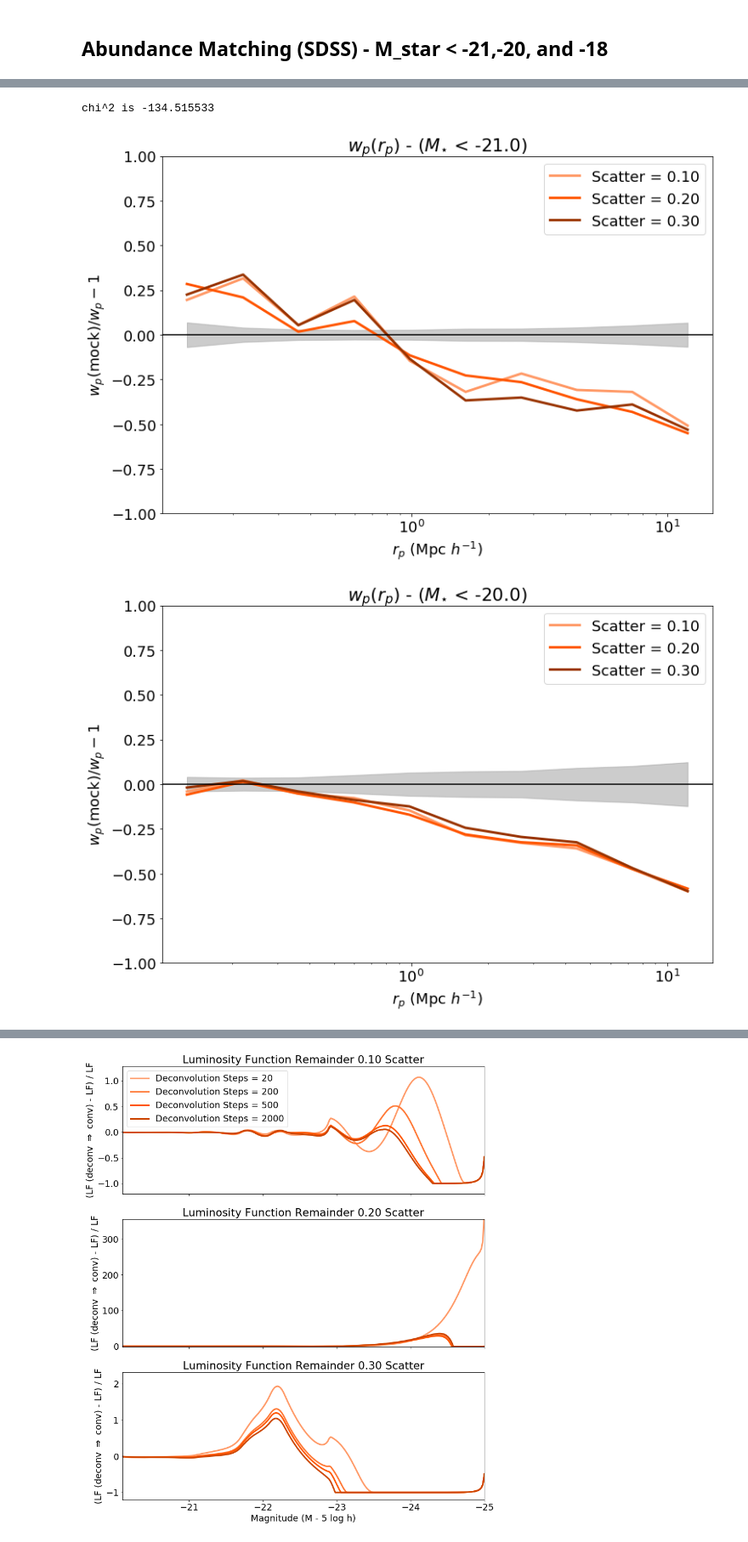
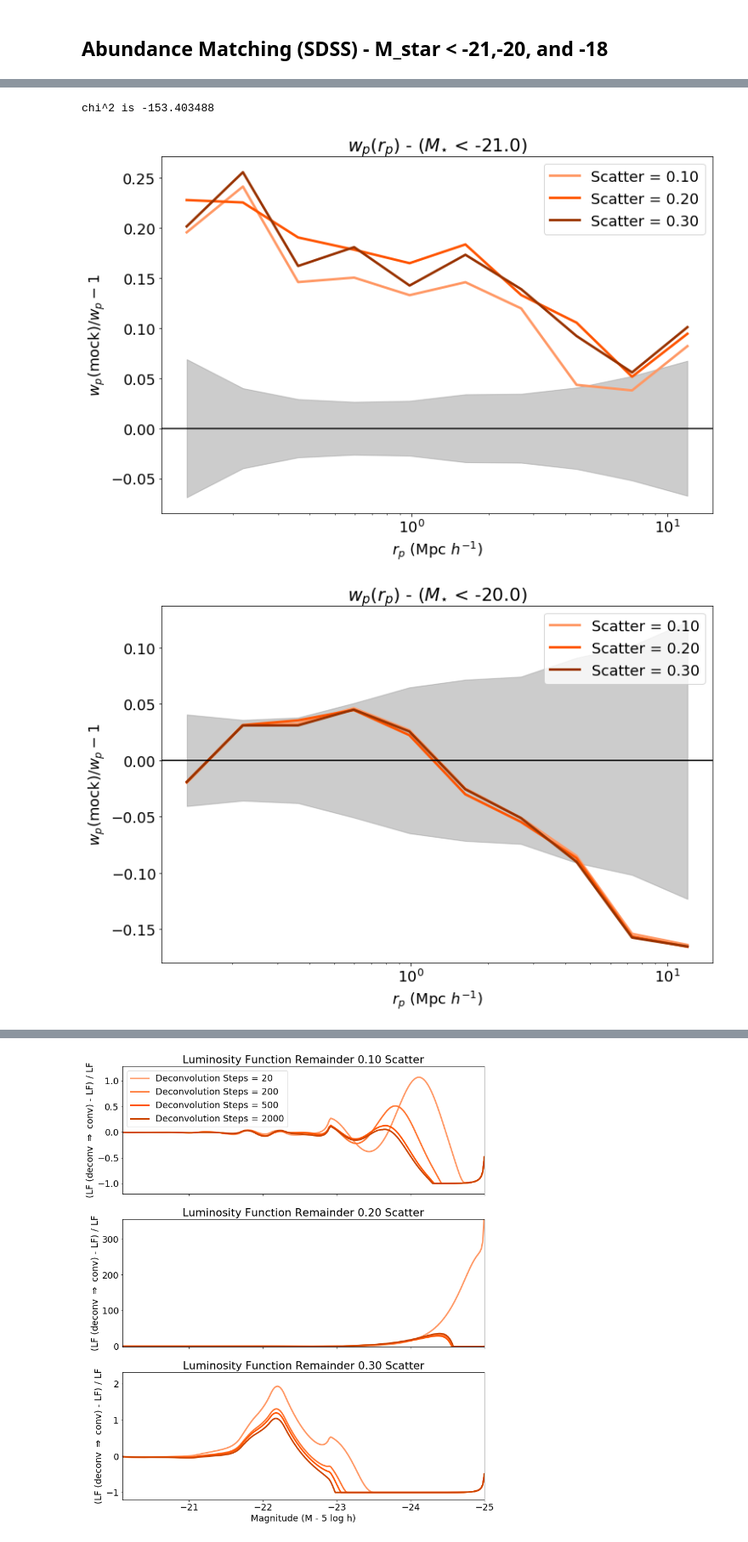
Before and after one commit to swagnercarena/am_abundance_matching, a Jupyter notebook: test_notebook.ipynb, the cells around one changed output, grey strips where cells are left out. Shown at 85% size. Drawn from its saved outputs; the diff is of its cells as text; code cells hidden in the pictures.

Commit message:
updated galaxy statistics to actuall use box size and made new notebook realizations

```diff
--- a/test_notebook.ipynb
+++ b/test_notebook.ipynb
@@ -61,17 +63,17 @@ wp_21_cov=wp_21_cov[:,wp_21[:,0]<r_cutoff]
 wp_21_var = np.diag(wp_21_cov)
 wp_21 = wp_21[wp_21[:,0]<r_cutoff]
 
-box_size = 125
+box_size = 400
 pimax = 40.0
 scatters = [0.1,0.2,0.3]
 deconv_repeat = 200
 mag_cuts=[-21.0,-20.0,-18.0]
 
 # Halos from n body sim
-halo_path = '/nfs/slac/g/ki/ki21/cosmo/yymao/sham_test/resolution-test/c125-1024/'
-halos = np.load(halo_path + 'hlist_1.00000.npy')
+halo_path = '/nfs/slac/des/fs1/g/sims/jderose/BCCSims/c400-2048/'
+halos = np.array(fits.open(halo_path + 'hlist_1.00000.list.fits')[1].data)
 # %%
-wp_binneds = generate_wp(lf_18,halos,'vpeak',wp_20[:,0],box_size,mag_cuts=mag_cuts,pimax=pimax,scatters=scatters,
+wp_binneds = generate_wp(lf_18,halos,'vmax',wp_20[:,0],box_size,mag_cuts=mag_cuts,pimax=pimax,scatters=scatters,
                     deconv_repeat=deconv_repeat,verbose=True)
 # %% [output]
 [figure]
@@ -99,42 +101,42 @@ plt.title('$w_p(r_p)$ - ($M_{\star}$ < %.1f)'%(mag_cuts[0]))
 plt.legend(legend)
 plt.ylabel('$w_p (\mathrm{mock}) / w_p - 1$')
 plt.xlabel('$r_p \ (\mathrm{Mpc } \ h^{-1})$')
-plt.ylim([-1,1])
+# plt.ylim([-1,1])
 plt.xscale('log')
 plt.axhline(0,c='k')
 
 # M_star < -20
 plt.figure(figsize=(12,8))
 legend = []
 for wp_binned in wp_binneds[1]:
     plt.plot(wp_20[:,0],wp_binned/wp_20[:,1]-1,lw=3,c=custom_blues_complement[2*len(legend)])
     legend.append('Scatter = %.2f'%(scatters[len(legend)]))
 plt.fill_between(wp_20[:,0],-np.sqrt(wp_20_var)/wp_20[:,1],np.sqrt(wp_20_var)/wp_20[:,1],alpha=0.4,color='grey')
 plt.title('$w_p(r_p)$ - ($M_{\star}$ < %.1f)'%(mag_cuts[1]))
 plt.legend(legend)
 plt.ylabel('$w_p (\mathrm{mock}) / w_p - 1$')
 plt.xlabel('$r_p \ (\mathrm{Mpc } \ h^{-1})$')
-plt.ylim([-1,1])
+# plt.ylim([-1,1])
 plt.xscale('log')
 plt.axhline(0,c='k')
 
 # M_star < -18
 plt.figure(figsize=(12,8))
 legend = []
 for wp_binned in wp_binneds[2]:
     plt.plot(wp_18[:,0],wp_binned/wp_18[:,1]-1,lw=3,c=custom_blues_complement[2*len(legend)])
     legend.append('Scatter = %.2f'%(scatters[len(legend)]))
 plt.fill_between(wp_18[:,0],-np.sqrt(wp_18_var)/wp_18[:,1],np.sqrt(wp_18_var)/wp_18[:,1],alpha=0.4,color='grey')
 plt.title('$w_p(r_p)$ - ($M_{\star}$ < %.1f)'%(mag_cuts[2]))
 plt.legend(legend)
 plt.ylabel('$w_p (\mathrm{mock}) / w_p - 1$')
 plt.xlabel('$r_p \ (\mathrm{Mpc } \ h^{-1})$')
-plt.ylim([-1,1])
+# plt.ylim([-1,1])
 plt.xscale('log')
 plt.axhline(0,c='k')
 
 print('chi^2 is %f'%(multivariate_normal.logpdf(wp_binned,wp_20[:,1],wp_20_cov)))
 # %% [output]
-chi^2 is -134.515533
+chi^2 is -153.403488
-[figure, old version]
+[figure, new version]
-[figure, old version]
+[figure, new version]
```
Also changed, not shown: parts of 3 cells of this notebook, 1 other file.
